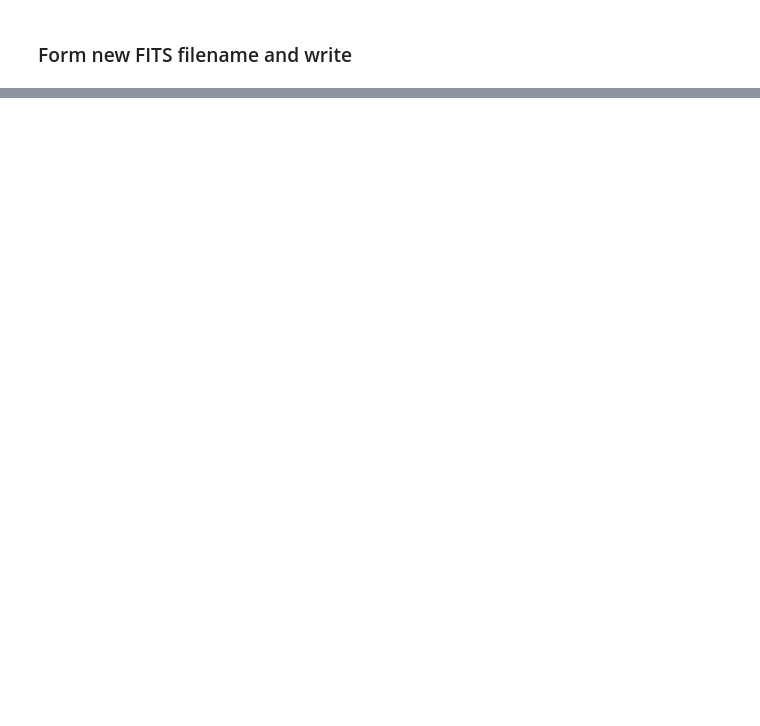
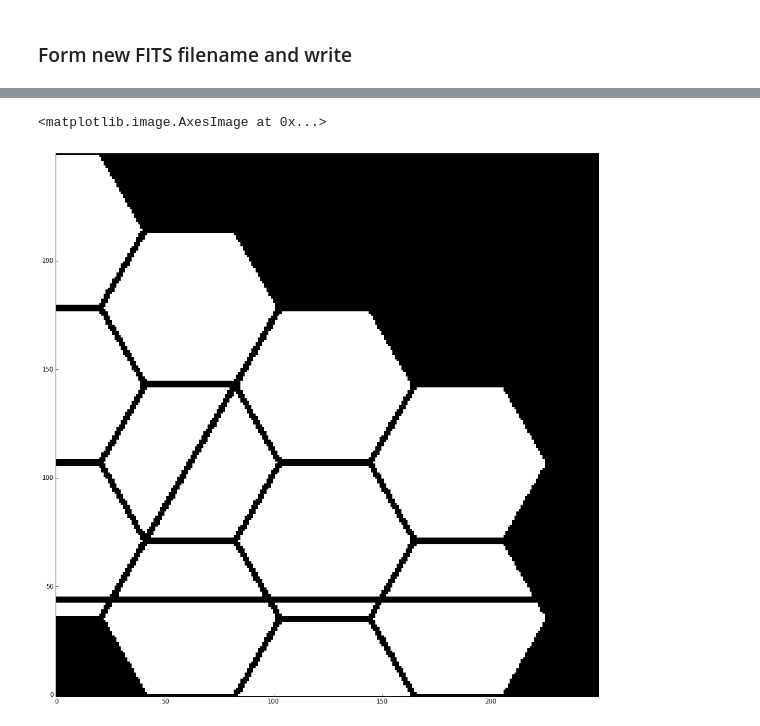
Before and after one commit to neilzim/SCDA, a Jupyter notebook: make_telap.ipynb, the cells around one changed output, grey strips where cells are left out. Drawn from its saved outputs; the diff is of its cells as text; code cells hidden in the pictures; blank space fills up the shorter version.

```diff
--- a/make_telap.ipynb
+++ b/make_telap.ipynb
@@ -214,0 +233,8 @@ plt.imshow(np.round(telap_load))
+# %%
+telap_load = np.loadtxt(telap_bin_dat_fname)
+plt.figure(figsize=(16,16))
+telap_load[43:46,:] = 0
+plt.imshow(np.round(telap_load))
+# %% [output]
+<matplotlib.image.AxesImage at 0x...>
+[figure, added]
```
Also changed, not shown: parts of 19 cells of this notebook.
